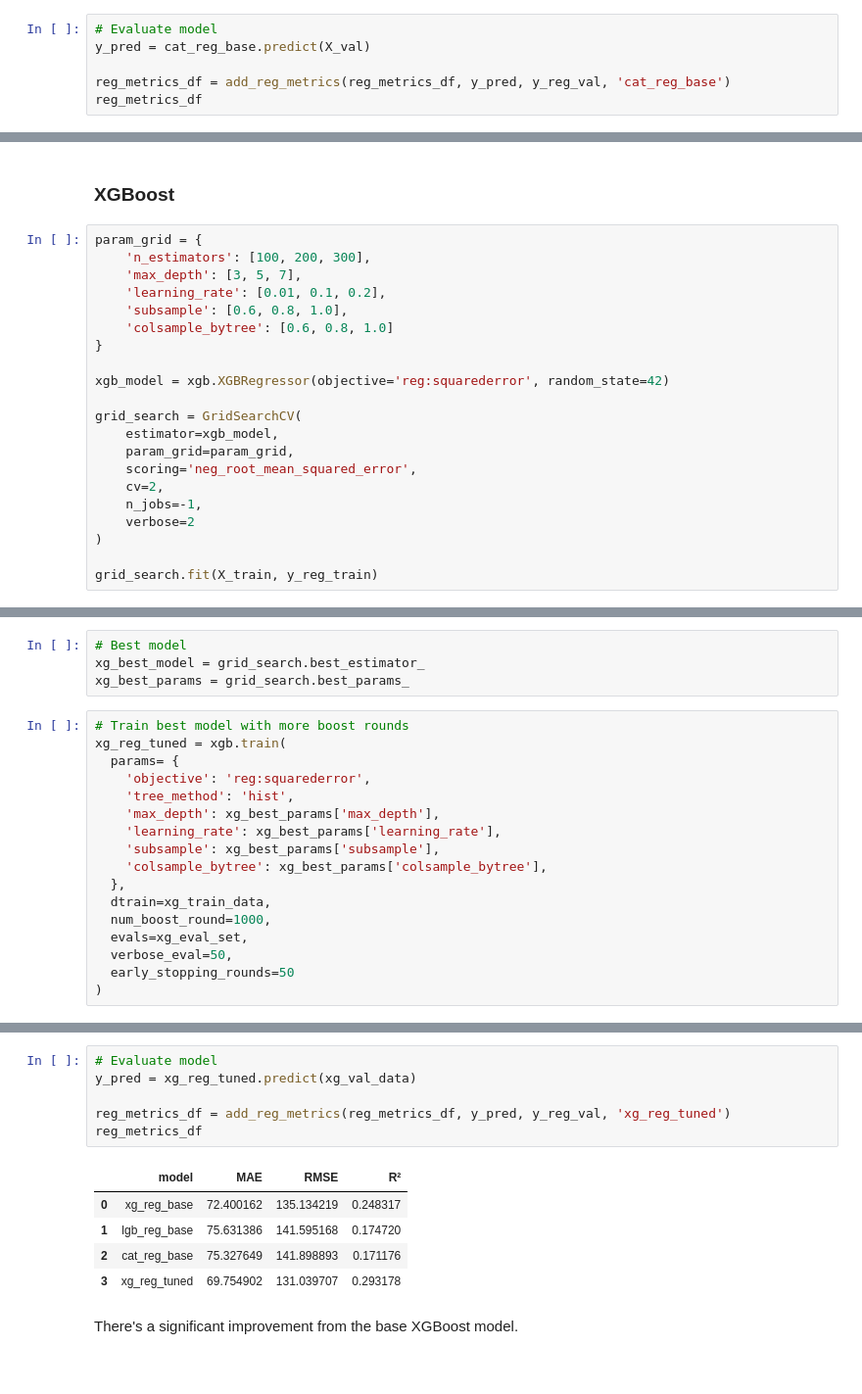
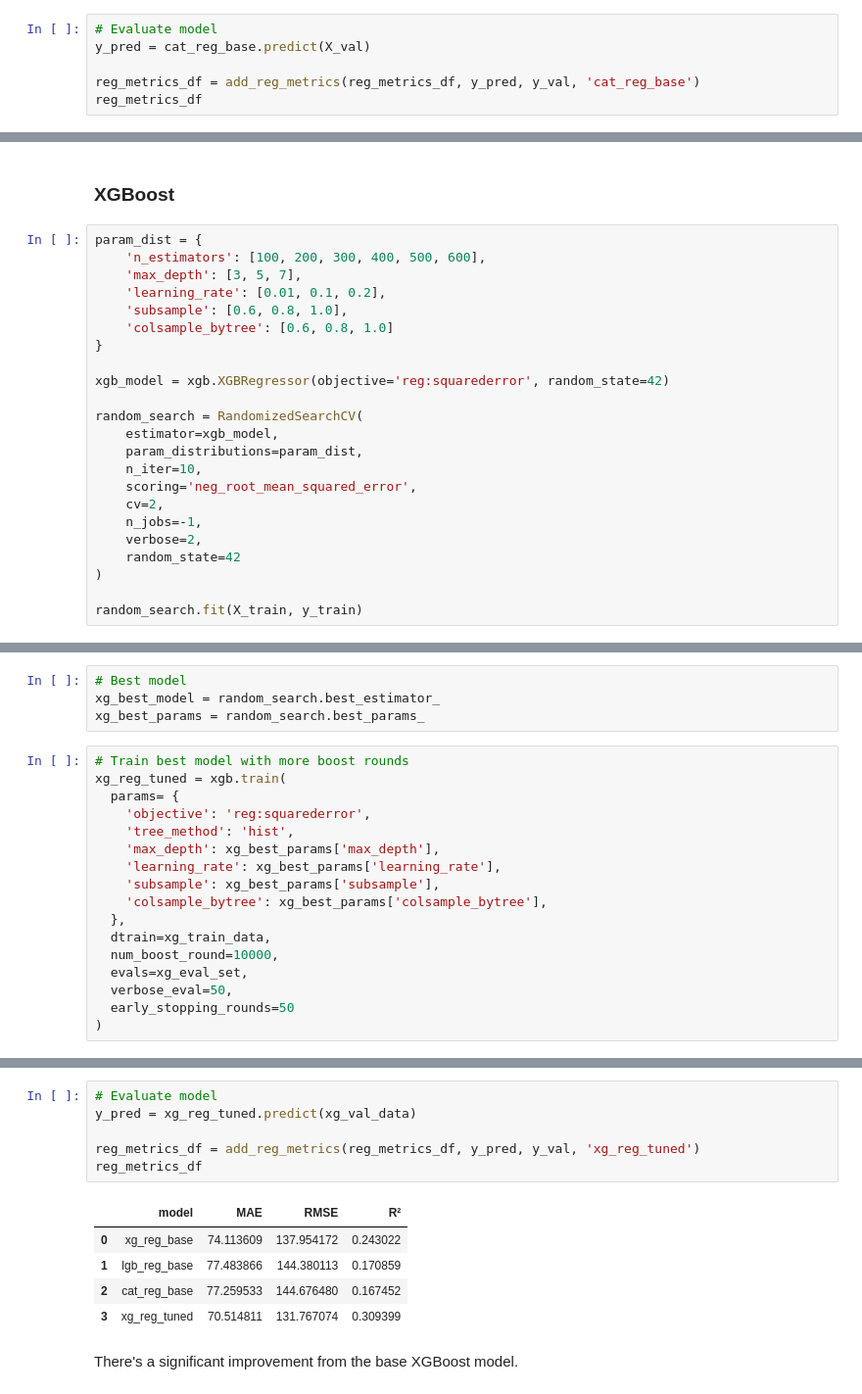
Before and after one commit to nadpierre/stm-transit-delay-prediction, a Jupyter notebook: notebooks/data_modeling.ipynb, the cells around one changed output, grey strips where cells are left out. Shown: that part at 98% size. Drawn from its saved outputs; the diff is of its cells as text.

```diff
--- a/notebooks/data_modeling.ipynb
+++ b/notebooks/data_modeling.ipynb
@@ -204,7 +203,7 @@ bestIteration = 99
 # Evaluate model
 y_pred = cat_reg_base.predict(X_val)
 
-reg_metrics_df = add_reg_metrics(reg_metrics_df, y_pred, y_reg_val, 'cat_reg_base')
+reg_metrics_df = add_reg_metrics(reg_metrics_df, y_pred, y_val, 'cat_reg_base')
 reg_metrics_df
 # %% [output]
 |  | model | MAE | RMSE | R² |
@@ -218,8 +217,8 @@ CatBoost performs almost like LightGBM. Without hyperparameter tuning, XGBoost s
 # %% [markdown]
 ### XGBoost
 # %%
-param_grid = {
-    'n_estimators': [100, 200, 300],
+param_dist = {
+    'n_estimators': [100, 200, 300, 400, 500, 600],
     'max_depth': [3, 5, 7],
     'learning_rate': [0.01, 0.1, 0.2],
     'subsample': [0.6, 0.8, 1.0],
@@ -228,14 +227,16 @@ param_grid = {
 
 xgb_model = xgb.XGBRegressor(objective='reg:squarederror', random_state=42)
 
-grid_search = GridSearchCV(
+random_search = RandomizedSearchCV(
     estimator=xgb_model,
-    param_grid=param_grid,
+    param_distributions=param_dist,
+    n_iter=10,
     scoring='neg_root_mean_squared_error',
     cv=2,
     n_jobs=-1,
-    verbose=2
+    verbose=2,
+    random_state=42
 )
 
-grid_search.fit(X_train, y_reg_train)
+random_search.fit(X_train, y_train)
 # %% [output]
@@ -276,7 +277,7 @@ GridSearchCV(cv=2,
 # %%
 # Best model
-xg_best_model = grid_search.best_estimator_
-xg_best_params = grid_search.best_params_
+xg_best_model = random_search.best_estimator_
+xg_best_params = random_search.best_params_
 # %%
 # Train best model with more boost rounds
 xg_reg_tuned = xgb.train(
@@ -289,7 +290,7 @@ xg_reg_tuned = xgb.train(
     'colsample_bytree': xg_best_params['colsample_bytree'],
   },
   dtrain=xg_train_data,
-  num_boost_round=1000,
+  num_boost_round=10000,
   evals=xg_eval_set,
   verbose_eval=50,
   early_stopping_rounds=50
@@ -312,15 +316,15 @@ xg_reg_tuned = xgb.train(
 # %%
 # Evaluate model
 y_pred = xg_reg_tuned.predict(xg_val_data)
 
-reg_metrics_df = add_reg_metrics(reg_metrics_df, y_pred, y_reg_val, 'xg_reg_tuned')
+reg_metrics_df = add_reg_metrics(reg_metrics_df, y_pred, y_val, 'xg_reg_tuned')
 reg_metrics_df
 # %% [output]
 |  | model | MAE | RMSE | R² |
-| 0 | xg_reg_base | 72.400162 | 135.134219 | 0.248317 |
-| 1 | lgb_reg_base | 75.631386 | 141.595168 | 0.174720 |
-| 2 | cat_reg_base | 75.327649 | 141.898893 | 0.171176 |
-| 3 | xg_reg_tuned | 69.754902 | 131.039707 | 0.293178 |
+| 0 | xg_reg_base | 74.113609 | 137.954172 | 0.243022 |
+| 1 | lgb_reg_base | 77.483866 | 144.380113 | 0.170859 |
+| 2 | cat_reg_base | 77.259533 | 144.676480 | 0.167452 |
+| 3 | xg_reg_tuned | 70.514811 | 131.767074 | 0.309399 |
 # %% [markdown]
 There's a significant improvement from the base XGBoost model.
 # %% [markdown]
```
Also changed, not shown: parts of 23 cells of this notebook, 4 other files.
